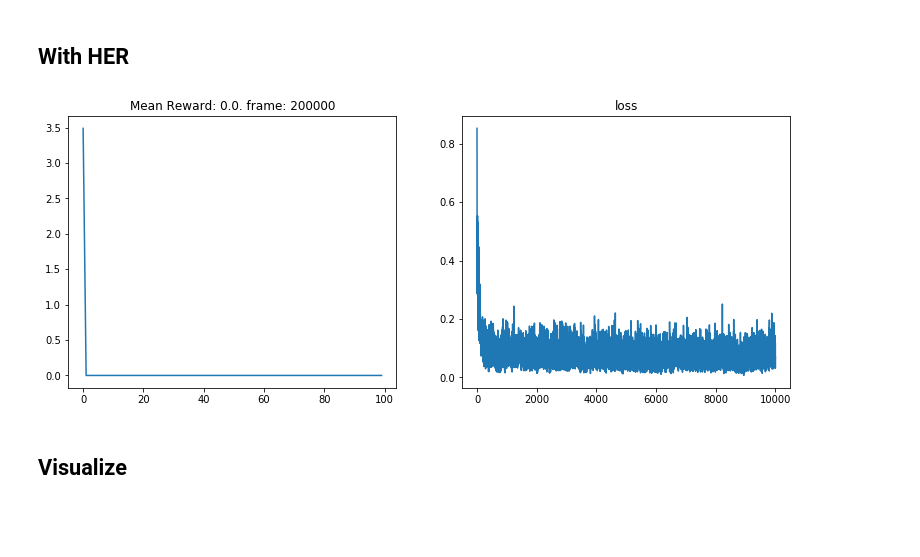
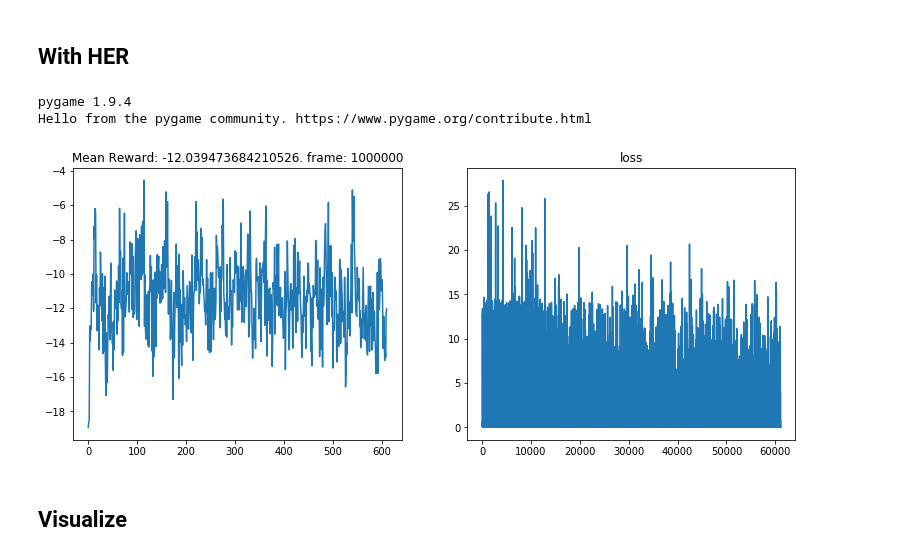
Before and after one commit to NithinTangellamudi/gym_warehouse_ie514, a Jupyter notebook: rl-HER.ipynb, the cells around one changed output. Drawn from its saved outputs; the diff is of its cells as text; code cells hidden in the pictures; blank space fills up the shorter version.

```diff
--- a/rl-HER.ipynb
+++ b/rl-HER.ipynb
@@ -153,4 +124,0 @@ Hello from the pygame community. https://www.pygame.org/contribute.html
-# %%
-state,goal = env.reset()
-state = state.flatten()
-goal = goal.flatten()
@@ -180,6 +143,21 @@ while frame_idx < max_frames:
         total_reward += reward
         frame_idx += 1
 
+        if (frame_idx%100000==0):
+#         print("EPISODE REWARD: ", episode_reward)
+        # SAVING LOSS AND REWARD
+        np.save(out_dir + 'losses.npy',np.array(losses))
+        np.save(out_dir + 'rewards.npy',np.array(all_rewards))
+
+#         SAVING CHECKPOINTS
+        torch.save(current_model.state_dict(),out_dir + 'current.ckpt'.format(frame_idx))
+        torch.save(target_model.state_dict(),out_dir + 'target.ckpt'.format(frame_idx))
+
+#         SAVING MODELS
+        torch.save(current_model,out_dir + 'current.model')
+        torch.save(target_model,out_dir + 'target.model')
+
+
         if frame_idx % 1000 == 0:
             plot(frame_idx, [np.mean(all_rewards[i:i+100]) for i in range(0, len(all_rewards), 100)], losses)
 
@@ -201,10 +177,13 @@ update_target(model, target_model)
 #hyperparams:
 batch_size = 32
 new_goals  = 5
-max_frames = 200000
+max_frames = 1000000
 
 optimizer = optim.Adam(model.parameters())
 replay_buffer = ReplayBuffer(10000)
+# %% [output]
+pygame 1.9.4
+Hello from the pygame community. https://www.pygame.org/contribute.html
 # %%
 frame_idx = 0
 all_rewards = []
@@ -221,38 +200,54 @@ while frame_idx < max_frames:
         action = get_action(model, state, goal)
         next_state, reward, done, _ = env.step(action)
         next_state = next_state.flatten()
+#         env.render()
         episode.append((state, reward, done, next_state, goal))
         replay_buffer.push(state, action, reward, next_state, done, goal)
         state = next_state
         total_reward += reward
         frame_idx += 1
+#         print(done)
 
-        if frame_idx % 10000 == 0:
+#     print("%i th episode" % frame_idx)
+
+        if frame_idx % 1000 == 0:
             plot(frame_idx, [np.mean(all_rewards[i:i+100]) for i in range(0, len(all_rewards), 100)], losses)
 
     all_rewards.append(total_reward)
 
+    if (frame_idx%100000==0):
+        # SAVING LOSS AND REWARD
+        np.save(out_dir + 'losses.npy',np.array(losses))
+        np.save(out_dir + 'rewards.npy',np.array(all_rewards))
+
+        # SAVING CHECKPOINTS
+        torch.save(model.state_dict(),out_dir + 'current.ckpt'.format(frame_idx))
+        torch.save(target_model.state_dict(),out_dir + 'target.ckpt'.format(frame_idx))
+
+        # SAVING MODELS
+        torch.save(model,out_dir + 'current.model')
+        torch.save(target_model,out_dir + 'target.model')
 
     new_episode = []
     for state, reward, done, next_state, goal in episode:
         for t in np.random.choice(env.action_space.n, new_goals):
             try:
                 episode[t]
             except:
                 continue
             new_goal = episode[t][-2]
             if np.sum(next_state == new_goal) == env.observation_space.shape[0]*env.observation_space.shape[1]:
                 reward = 0
             else:
                 reward = -1
             replay_buffer.push(state, action, reward, next_state, done, new_goal)
             new_episode.append((state, reward, done, next_state, new_goal))
 
 
 
     loss = compute_td_error(batch_size)
     if loss is not None: losses.append(loss.item())
 # %% [output]
-[figure, old version]
+[figure, new version]
 # %% [markdown]
 ## Visualize
```
Also changed, not shown: parts of 18 cells of this notebook, 2 other files.
